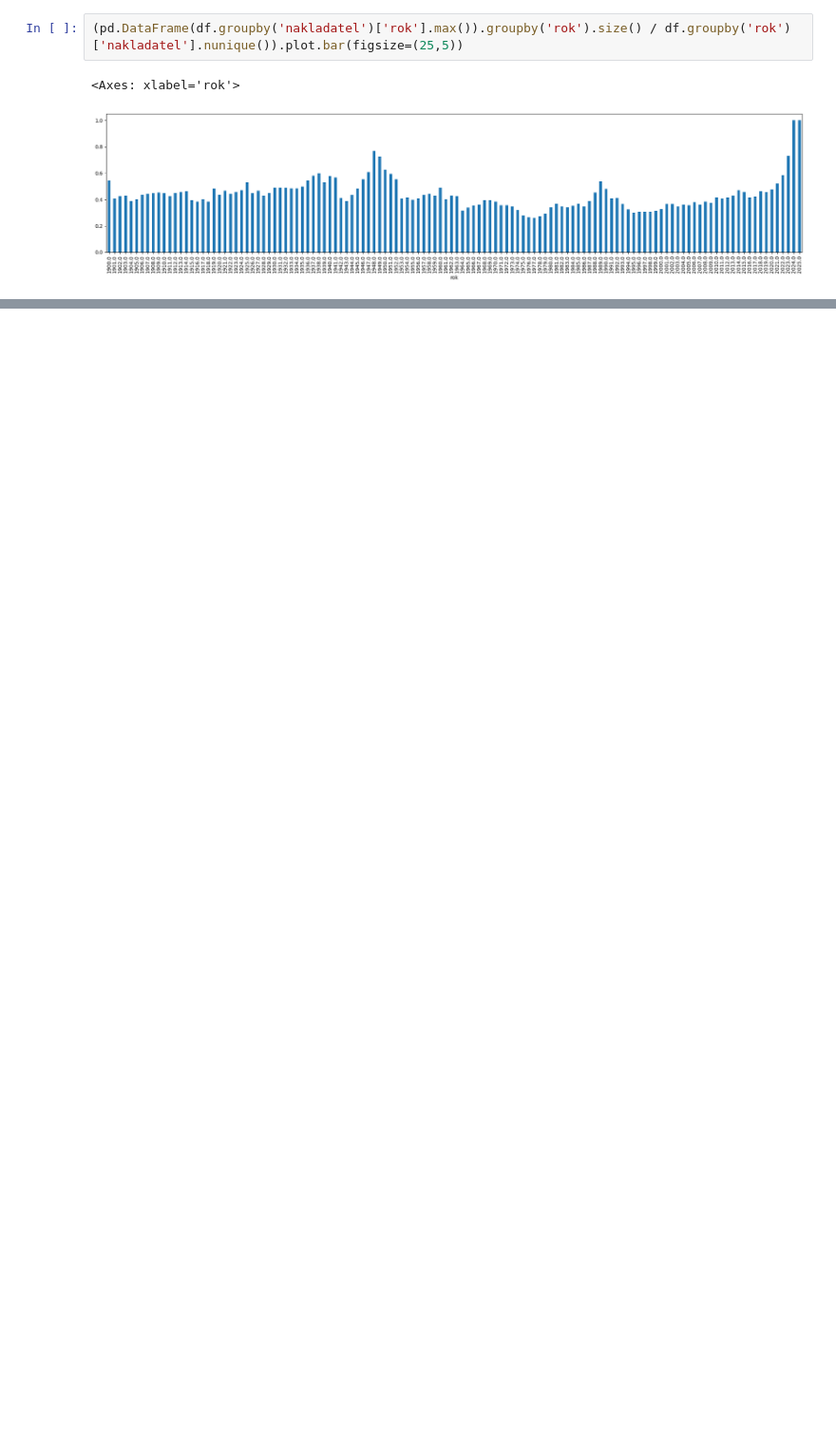
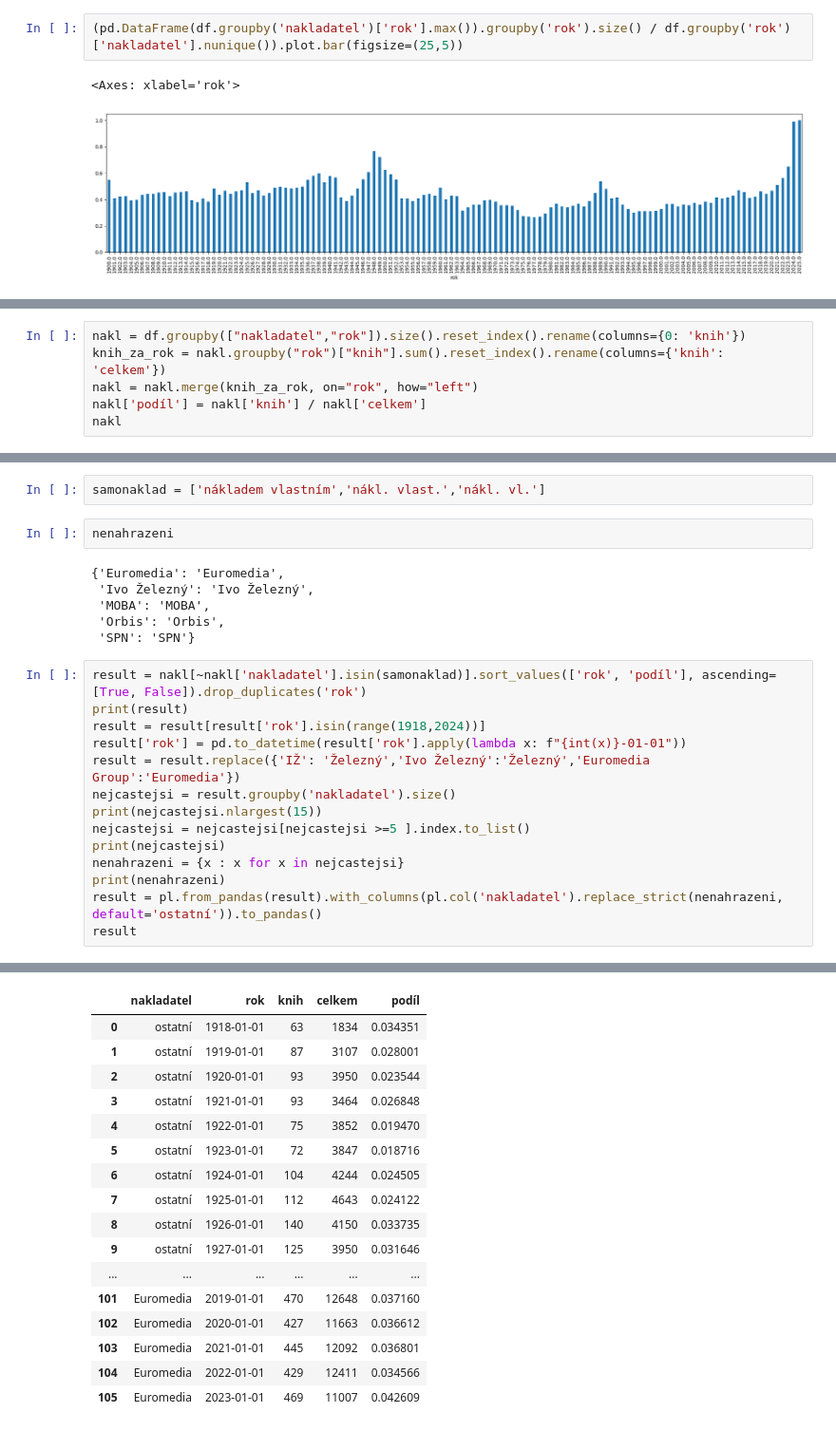
Before and after one commit to DataRozhlas/knizni-peoplemetr, a Jupyter notebook: 117_nakladatelstvi.ipynb, the cells around one changed output, grey strips where cells are left out. Shown: that part at 95% size. Cells and saved outputs as stored; diff of their text form; blank space fills up the shorter version.

```diff
--- a/117_nakladatelstvi.ipynb
+++ b/117_nakladatelstvi.ipynb
@@ -275,0 +431,6 @@ dtype: int64
+# %%
+nakl = df.groupby(["nakladatel","rok"]).size().reset_index().rename(columns={0: 'knih'})
+knih_za_rok = nakl.groupby("rok")["knih"].sum().reset_index().rename(columns={'knih': 'celkem'})
+nakl = nakl.merge(knih_za_rok, on="rok", how="left")
+nakl['podíl'] = nakl['knih'] / nakl['celkem']
+nakl
@@ -275,0 +471,25 @@ dtype: int64
+# %%
+samonaklad = ['nákladem vlastním','nákl. vlast.','nákl. vl.']
+# %%
+nenahrazeni
+# %% [output]
+{'Euromedia': 'Euromedia',
+ 'Ivo Železný': 'Ivo Železný',
+ 'MOBA': 'MOBA',
+ 'Orbis': 'Orbis',
+ 'SPN': 'SPN'}
+# %%
+result = nakl[~nakl['nakladatel'].isin(samonaklad)].sort_values(['rok', 'podíl'], ascending=[True, False]).drop_duplicates('rok')
+print(result)
+result = result[result['rok'].isin(range(1918,2024))]
+result['rok'] = pd.to_datetime(result['rok'].apply(lambda x: f"{int(x)}-01-01"))
+result = result.replace({'IŽ': 'Železný','Ivo Železný':'Železný','Euromedia Group':'Euromedia'})
+nejcastejsi = result.groupby('nakladatel').size()
+print(nejcastejsi.nlargest(15))
+nejcastejsi = nejcastejsi[nejcastejsi >=5 ].index.to_list()
+print(nejcastejsi)
+nenahrazeni = {x : x for x in nejcastejsi}
+print(nenahrazeni)
+result = pl.from_pandas(result).with_columns(pl.col('nakladatel').replace_strict(nenahrazeni, default='ostatní')).to_pandas()
+result
+# %% [output]
@@ -275,0 +513,17 @@ dtype: int64
+|  | nakladatel | rok | knih | celkem | podíl |
+| 0 | ostatní | 1918-01-01 | 63 | 1834 | 0.034351 |
+| 1 | ostatní | 1919-01-01 | 87 | 3107 | 0.028001 |
+| 2 | ostatní | 1920-01-01 | 93 | 3950 | 0.023544 |
+| 3 | ostatní | 1921-01-01 | 93 | 3464 | 0.026848 |
+| 4 | ostatní | 1922-01-01 | 75 | 3852 | 0.019470 |
+| 5 | ostatní | 1923-01-01 | 72 | 3847 | 0.018716 |
+| 6 | ostatní | 1924-01-01 | 104 | 4244 | 0.024505 |
+| 7 | ostatní | 1925-01-01 | 112 | 4643 | 0.024122 |
+| 8 | ostatní | 1926-01-01 | 140 | 4150 | 0.033735 |
+| 9 | ostatní | 1927-01-01 | 125 | 3950 | 0.031646 |
+| ... | ... | ... | ... | ... | ... |
+| 101 | Euromedia | 2019-01-01 | 470 | 12648 | 0.037160 |
+| 102 | Euromedia | 2020-01-01 | 427 | 11663 | 0.036612 |
+| 103 | Euromedia | 2021-01-01 | 445 | 12092 | 0.036801 |
+| 104 | Euromedia | 2022-01-01 | 429 | 12411 | 0.034566 |
+| 105 | Euromedia | 2023-01-01 | 469 | 11007 | 0.042609 |
```
Also changed, not shown: parts of 39 cells of this notebook, 7 other files.
